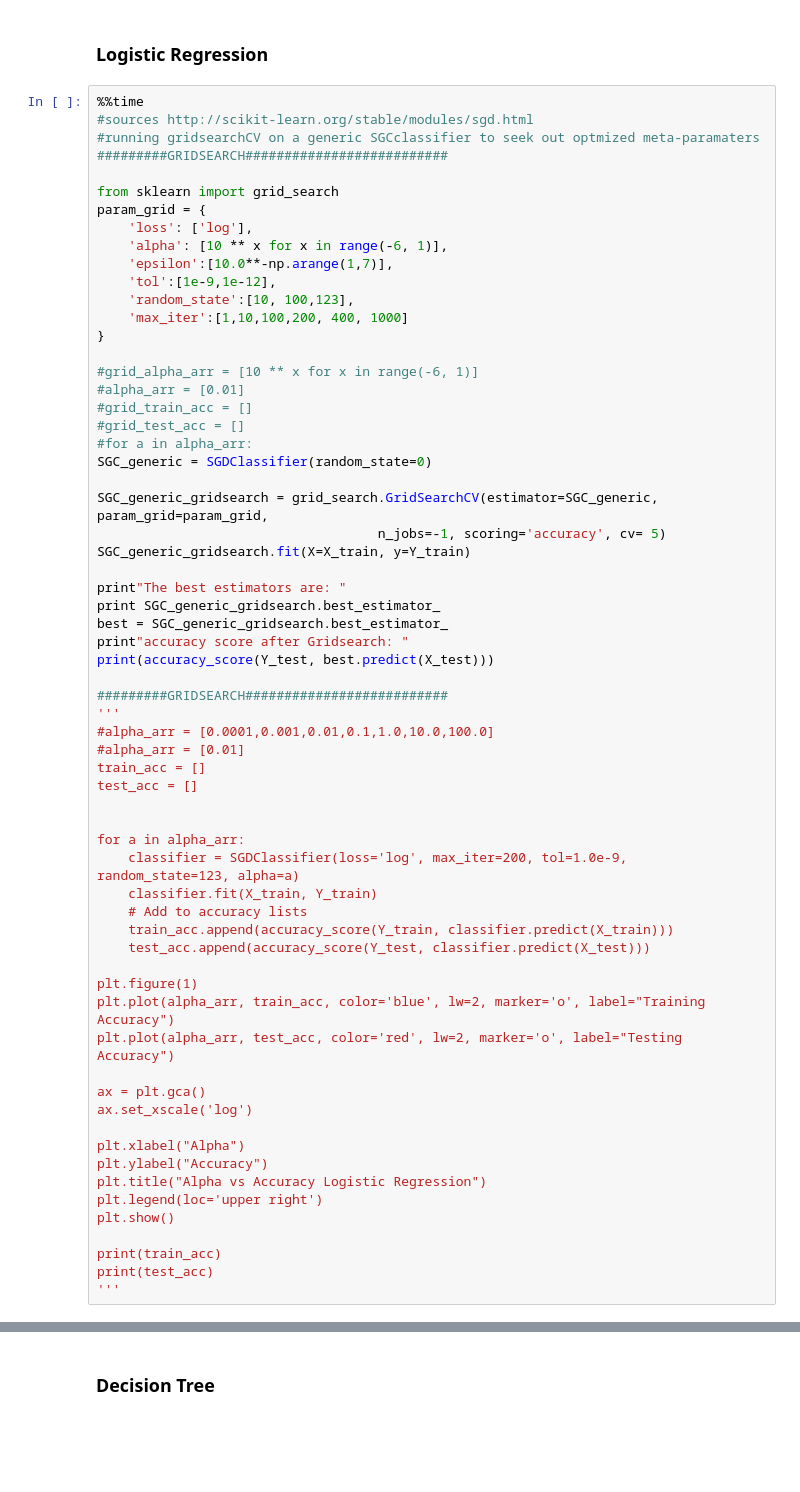
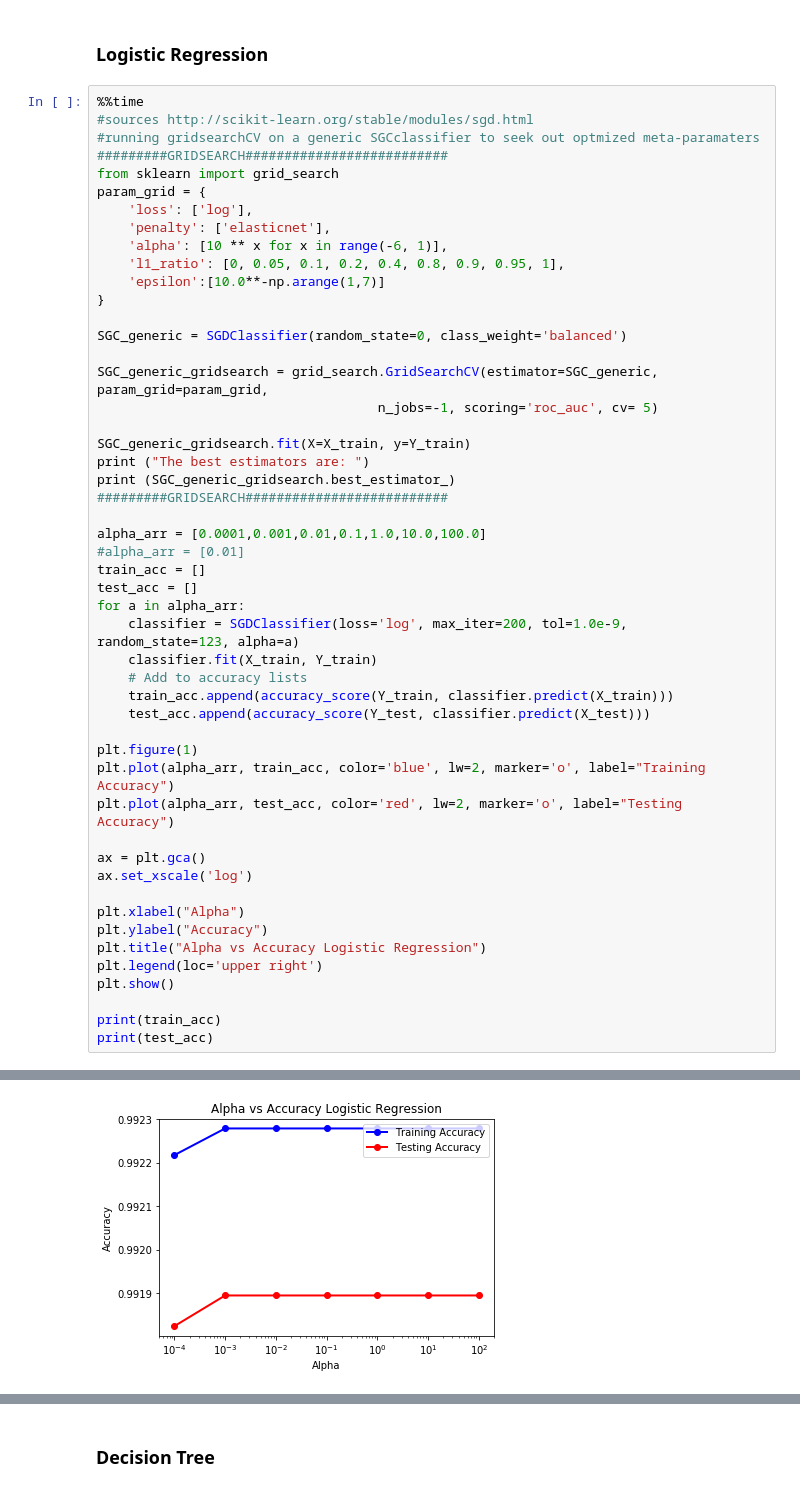
Before and after one commit to alexander-ray/bana-mortality-4502, a Jupyter notebook: DataFrameFormat.ipynb, the cells around one changed output, grey strips where cells are left out. Cells and saved outputs as stored; diff of their text form; blank space fills up the shorter version.

```diff
--- a/DataFrameFormat.ipynb
+++ b/DataFrameFormat.ipynb
@@ -166,42 +167,29 @@ train
 #sources http://scikit-learn.org/stable/modules/sgd.html
 #running gridsearchCV on a generic SGCclassifier to seek out optmized meta-paramaters
 #########GRIDSEARCH##########################
-
 from sklearn import grid_search
 param_grid = {
     'loss': ['log'],
+    'penalty': ['elasticnet'],
     'alpha': [10 ** x for x in range(-6, 1)],
-    'epsilon':[10.0**-np.arange(1,7)],
-    'tol':[1e-9,1e-12],
-    'random_state':[10, 100,123],
-    'max_iter':[1,10,100,200, 400, 1000]
+    'l1_ratio': [0, 0.05, 0.1, 0.2, 0.4, 0.8, 0.9, 0.95, 1],
+    'epsilon':[10.0**-np.arange(1,7)]
 }
 
-#grid_alpha_arr = [10 ** x for x in range(-6, 1)]
-#alpha_arr = [0.01]
-#grid_train_acc = []
-#grid_test_acc = []
-#for a in alpha_arr:
-SGC_generic = SGDClassifier(random_state=0)
+SGC_generic = SGDClassifier(random_state=0, class_weight='balanced')
 
 SGC_generic_gridsearch = grid_search.GridSearchCV(estimator=SGC_generic, param_grid=param_grid,
-                                    n_jobs=-1, scoring='accuracy', cv= 5)
+                                    n_jobs=-1, scoring='roc_auc', cv= 5)
+
 SGC_generic_gridsearch.fit(X=X_train, y=Y_train)
+print ("The best estimators are: ")
+print (SGC_generic_gridsearch.best_estimator_)
+#########GRIDSEARCH##########################
 
-print"The best estimators are: "
-print SGC_generic_gridsearch.best_estimator_
-best = SGC_generic_gridsearch.best_estimator_
-print"accuracy score after Gridsearch: "
-print(accuracy_score(Y_test, best.predict(X_test)))
-
-#########GRIDSEARCH##########################
-'''
-#alpha_arr = [0.0001,0.001,0.01,0.1,1.0,10.0,100.0]
+alpha_arr = [0.0001,0.001,0.01,0.1,1.0,10.0,100.0]
 #alpha_arr = [0.01]
 train_acc = []
 test_acc = []
-
-
 for a in alpha_arr:
     classifier = SGDClassifier(loss='log', max_iter=200, tol=1.0e-9, random_state=123, alpha=a)
     classifier.fit(X_train, Y_train)
@@ -224,6 +212,5 @@ plt.show()
 
 print(train_acc)
 print(test_acc)
-'''
 # %% [output]
 The best estimators are:
@@ -239,0 +223 @@ Wall time: 3.91 s
+[figure, added]
```
Also changed, not shown: parts of 12 cells of this notebook.
